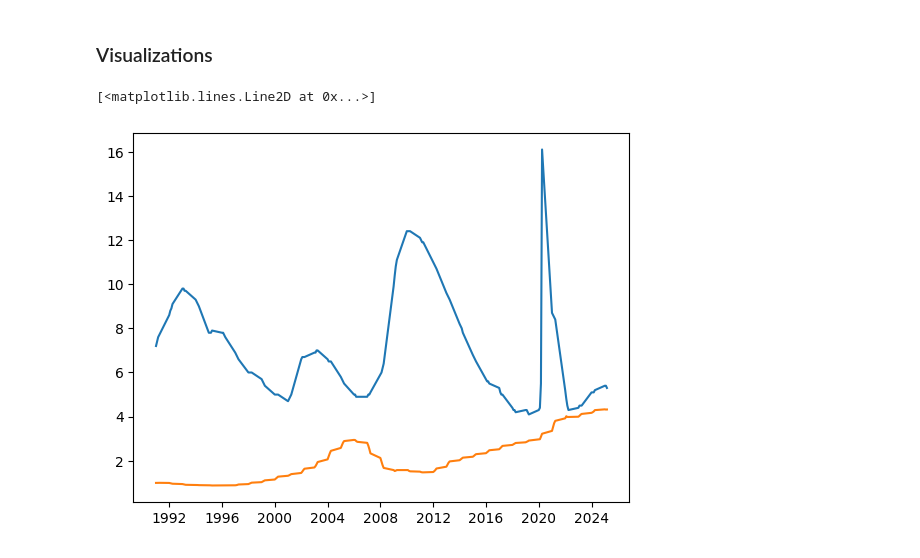
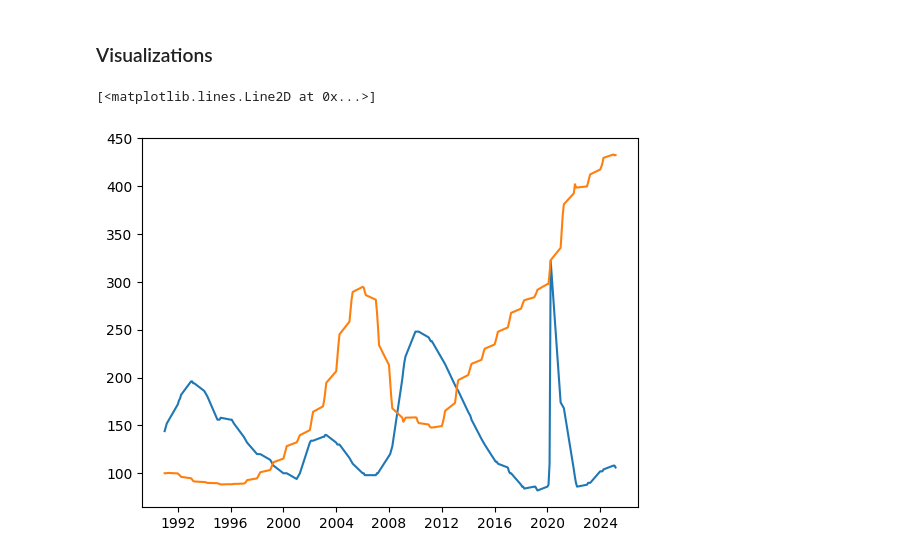
Before and after one commit to MouHuoZheDeRen/CS176Project, a Jupyter notebook: HousingEmploymentTrends.ipynb, the cells around one changed output. Drawn from its saved outputs; the diff is of its cells as text; code cells hidden in the pictures.

```diff
--- a/HousingEmploymentTrends.ipynb
+++ b/HousingEmploymentTrends.ipynb
@@ -368,10 +374,10 @@ df_hpi_ue_pct['hpi_change'] = df_hpi_ue_pct['index_sa'].pct_change()
 # %%
 fig, ax = plt.subplots()
 #df_hpi_ue_main.drop_duplicates('date', inplace=True)
 df_hpi_ue_main.sort_values('date')
 #df_hpi_ue_main['date'] = df_hpi_ue_main['date'].dt.to_timestamp()
-ax.plot(df_hpi_ue_main['date'], df_hpi_ue_main['unemployment_rate'])
-ax.plot(df_hpi_ue_main['date'], df_hpi_ue_main['index_sa']/100)
+ax.plot(df_hpi_ue_main['date'], df_hpi_ue_main['unemployment_rate']*20)
+ax.plot(df_hpi_ue_main['date'], df_hpi_ue_main['index_sa'])
 # %% [output]
 [<matplotlib.lines.Line2D at 0x...>]
-[figure, old version]
+[figure, new version]
```
Also changed, not shown: parts of 1 cell of this notebook, 1 other file.
